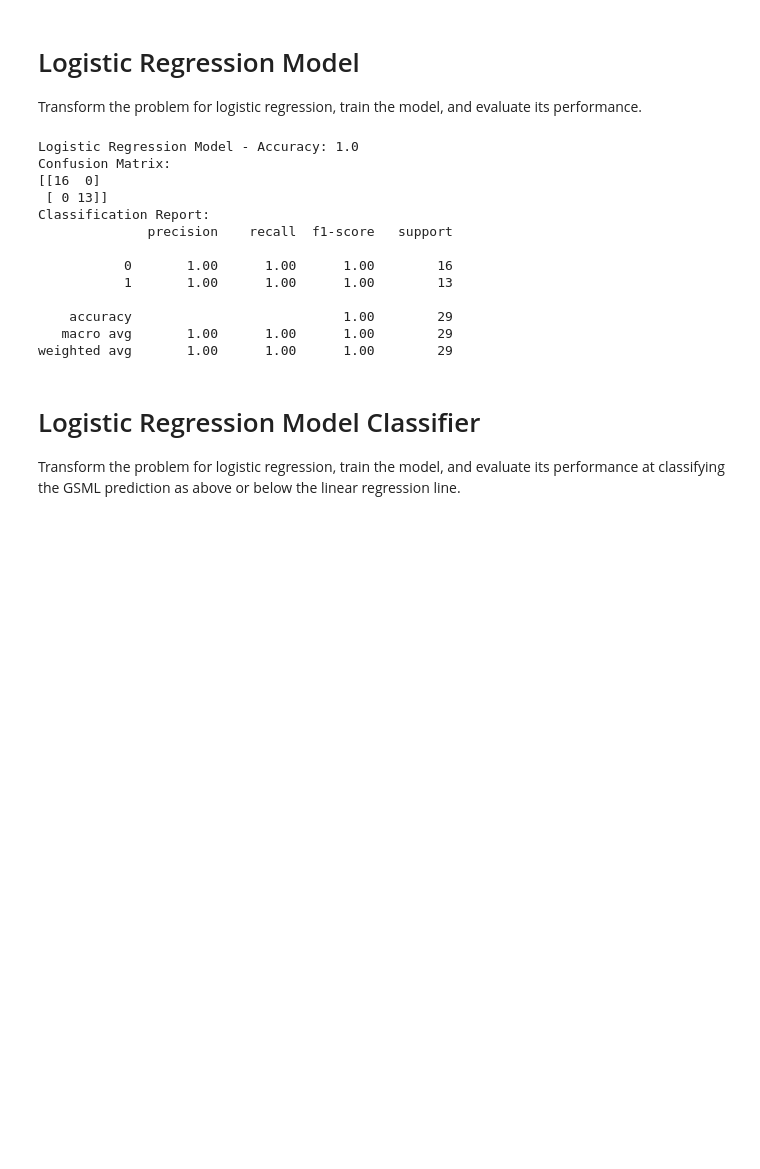
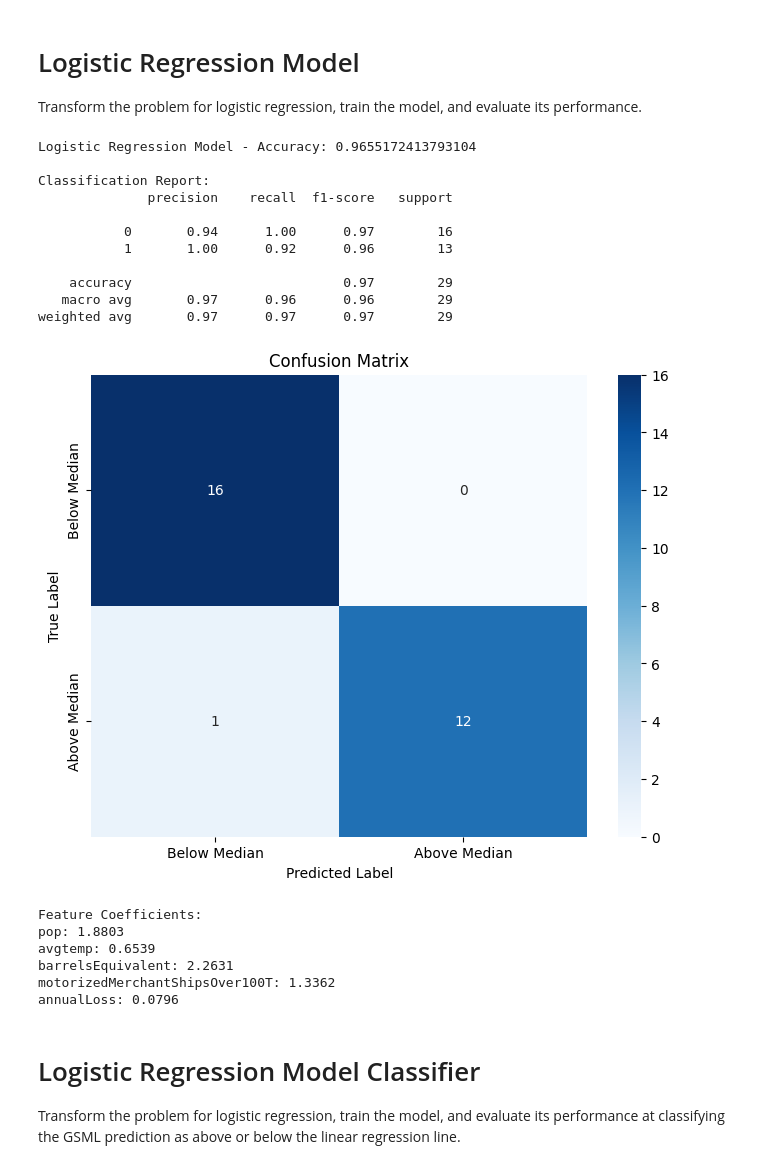
Before and after one commit to Rob-P-Smith/ML-Project, a Jupyter notebook: Model_Outputs/Test_Models.ipynb, the cells around one changed output. Drawn from its saved outputs; the diff is of its cells as text; code cells hidden in the pictures; blank space fills up the shorter version.

Commit message:
adjusting model to identify problems.

```diff
--- a/Model_Outputs/Test_Models.ipynb
+++ b/Model_Outputs/Test_Models.ipynb
@@ -21,12 +29,16 @@ Create and train a RandomForestRegressor, evaluate its performance using metrics
 from sklearn.ensemble import RandomForestRegressor
 from sklearn.metrics import mean_squared_error, r2_score
 
+# Remove year from features
+X_no_year = X_train.drop(columns=['year'])
+X_test_no_year = X_test.drop(columns=['year'])
+
 # Create and train the RandomForestRegressor
 rf_model = RandomForestRegressor(random_state=42)
-rf_model.fit(X_train, y_train)
+rf_model.fit(X_no_year, y_train)
 
 # Make predictions
-y_pred_rf = rf_model.predict(X_test)
+y_pred_rf = rf_model.predict(X_test_no_year)
 
 # Evaluate the model
 mse_rf = mean_squared_error(y_test, y_pred_rf)
@@ -35,4 +47,8 @@ r2_rf = r2_score(y_test, y_pred_rf)
 # Print the evaluation metrics
 print(f"Random Forest Model - Mean Squared Error: {mse_rf}")
 print(f"Random Forest Model - R2 Score: {r2_rf}")
+
+# Print feature importance
+for feature, importance in zip(X_no_year.columns, rf_model.feature_importances_):
+    print(f"{feature}: {importance:.4f}")
 # %% [output]
@@ -90,55 +110,75 @@ Transform the problem for logistic regression, train the model, and evaluate its
 # %%
 from sklearn.linear_model import LogisticRegression
 from sklearn.preprocessing import StandardScaler
 from sklearn.metrics import accuracy_score, confusion_matrix, classification_report
+import seaborn as sns
+import matplotlib.pyplot as plt
 
-# Transform the target variable for logistic regression
-# Assuming GMSL is a continuous variable, we need to binarize it for logistic regression
-# Here, we will use the median value to create two classes
+# Remove year from features
+X_train_no_year = X_train.drop(columns=['year'])
+X_test_no_year = X_test.drop(columns=['year'])
+
+# Transform target variable
 median_gmsl = y.median()
 y_binary = (y > median_gmsl).astype(int)
-
-# Split the binary target variable into training and testing sets
 y_train_binary = (y_train > median_gmsl).astype(int)
 y_test_binary = (y_test > median_gmsl).astype(int)
 
-# Standardize the features
+# Standardize features
 scaler = StandardScaler()
-X_train_scaled = scaler.fit_transform(X_train)
-X_test_scaled = scaler.transform(X_test)
+X_train_scaled = scaler.fit_transform(X_train_no_year)
+X_test_scaled = scaler.transform(X_test_no_year)
 
-# Create and train the LogisticRegression model
+# Train logistic regression
 log_reg_model = LogisticRegression(random_state=42)
 log_reg_model.fit(X_train_scaled, y_train_binary)
 
 # Make predictions
 y_pred_log_reg = log_reg_model.predict(X_test_scaled)
 
-# Evaluate the model
+# Evaluate model
 accuracy_log_reg = accuracy_score(y_test_binary, y_pred_log_reg)
 conf_matrix_log_reg = confusion_matrix(y_test_binary, y_pred_log_reg)
 class_report_log_reg = classification_report(y_test_binary, y_pred_log_reg)
 
-# Print the evaluation metrics
+# Print metrics
 print(f"Logistic Regression Model - Accuracy: {accuracy_log_reg}")
-print("Confusion Matrix:")
-print(conf_matrix_log_reg)
-print("Classification Report:")
+print("\nClassification Report:")
 print(class_report_log_reg)
+
+# Plot confusion matrix
+plt.figure(figsize=(8, 6))
+sns.heatmap(conf_matrix_log_reg, annot=True, fmt='d', cmap='Blues',
+            xticklabels=['Below Median', 'Above Median'],
+            yticklabels=['Below Median', 'Above Median'])
+plt.title('Confusion Matrix')
+plt.ylabel('True Label')
+plt.xlabel('Predicted Label')
+plt.show()
+
+# Print feature importance
+print("\nFeature Coefficients:")
+for feature, coef in zip(X_train_no_year.columns, log_reg_model.coef_[0]):
+    print(f"{feature}: {coef:.4f}")
 # %% [output]
-Logistic Regression Model - Accuracy: 1.0
-Confusion Matrix:
-[[16  0]
- [ 0 13]]
+Logistic Regression Model - Accuracy: 0.9655172413793104
+
 Classification Report:
               precision    recall  f1-score   support
 
-           0       1.00      1.00      1.00        16
-           1       1.00      1.00      1.00        13
+           0       0.94      1.00      0.97        16
+           1       1.00      0.92      0.96        13
 
-    accuracy                           1.00        29
-   macro avg       1.00      1.00      1.00        29
-weighted avg       1.00      1.00      1.00        29
+    accuracy                           0.97        29
+   macro avg       0.97      0.96      0.96        29
+weighted avg       0.97      0.97      0.97        29
+[figure, added]
+Feature Coefficients:
+pop: 1.8803
+avgtemp: 0.6539
+barrelsEquivalent: 2.2631
+motorizedMerchantShipsOver100T: 1.3362
+annualLoss: 0.0796
 # %% [markdown]
 # Logistic Regression Model Classifier
 Transform the problem for logistic regression, train the model, and evaluate its performance at classifying the GSML prediction as above or below the linear regression line.
```
Also changed, not shown: parts of 9 cells of this notebook, 2 other files.
